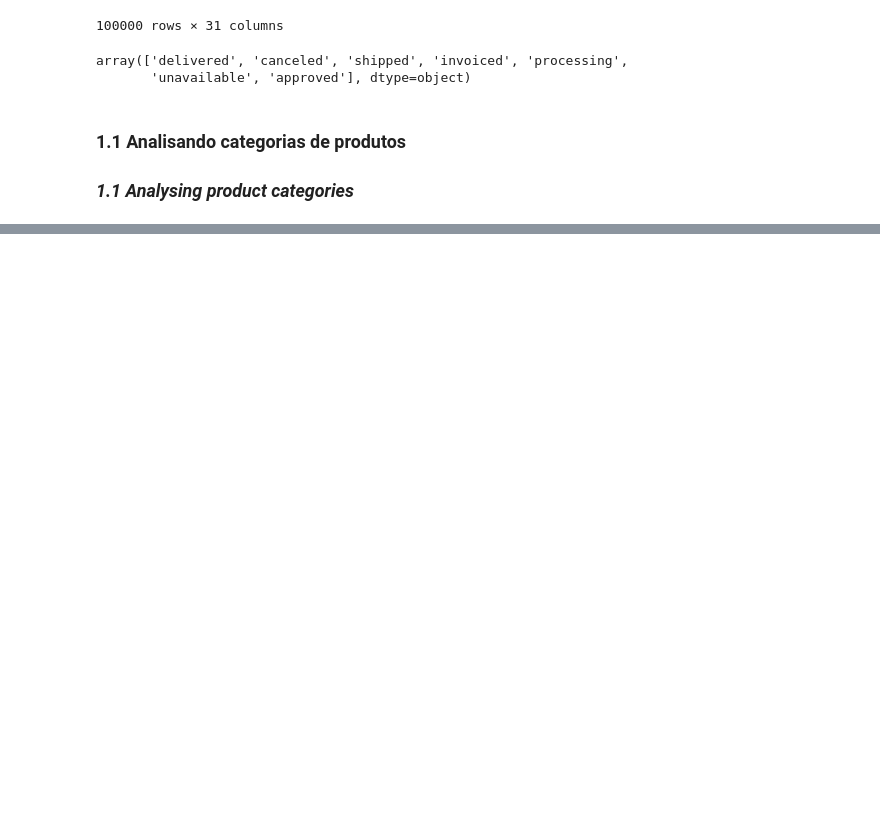
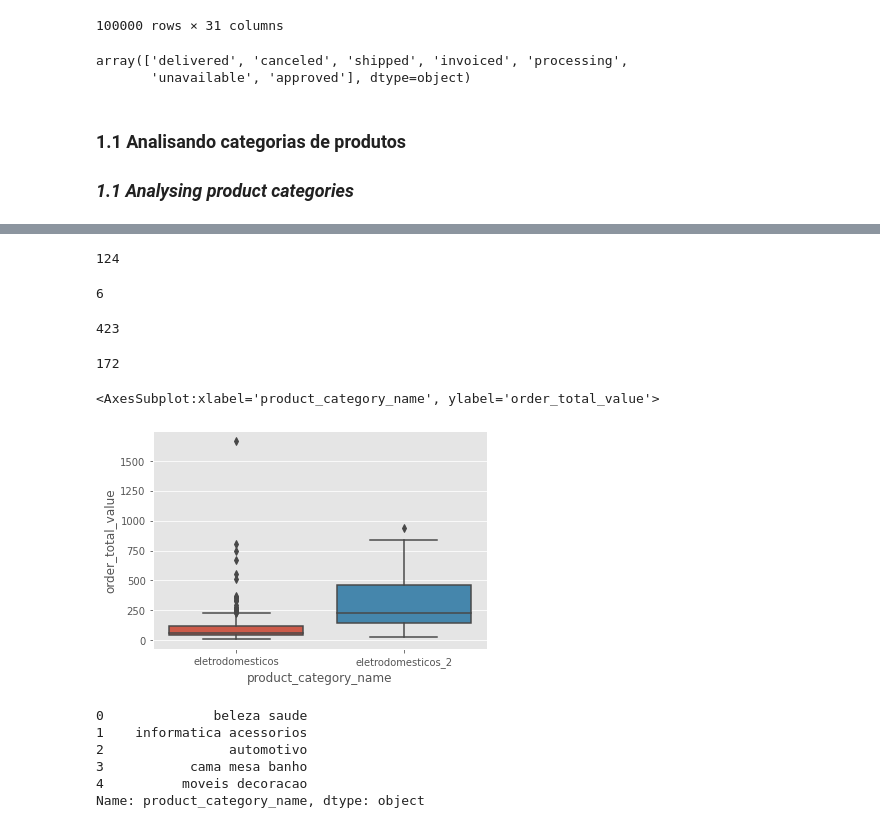
Before and after one commit to rimellegari/e-commerce, a Jupyter notebook: customer.ipynb, the cells around one changed output, grey strips where cells are left out. Saved outputs shown, nothing was run; the diff lists cells and outputs as text; code cells hidden in the pictures; blank space fills up the shorter version.

```diff
--- a/customer.ipynb
+++ b/customer.ipynb
@@ -253,0 +209,35 @@ df_olist['product_category_name'] = df_olist['product_category_name'].map(catego
+# %%
+len(df_olist[df_olist['product_category_name']=='casa_conforto']['product_id'].unique())
+# %% [output]
+124
+# %%
+len(df_olist[df_olist['product_category_name']=='casa_conforto_2']['product_id'].unique())
+# %% [output]
+6
+# %%
+len(df_olist[df_olist['product_category_name']=='eletrodomesticos']['product_id'].unique())
+# %% [output]
+423
+# %%
+len(df_olist[df_olist['product_category_name']=='eletrodomesticos_2']['product_id'].tolist())
+# %% [output]
+172
+# %%
+
+df_eletro = df_olist[df_olist['product_category_name'].isin(['eletrodomesticos','eletrodomesticos_2'])]
+
+sns.boxplot(data=df_eletro, y= 'order_total_value', x='product_category_name')
+# %% [output]
+<AxesSubplot:xlabel='product_category_name', ylabel='order_total_value'>
+[figure, added]
+# %%
+
+df_olist['product_category_name'] = df_olist['product_category_name'].str.replace('_', ' ').str.lower()
+df_olist['product_category_name'].head()
+# %% [output]
+0              beleza saude
+1    informatica acessorios
+2                automotivo
+3           cama mesa banho
+4          moveis decoracao
+Name: product_category_name, dtype: object
```
Also changed, not shown: parts of 20 cells of this notebook.
